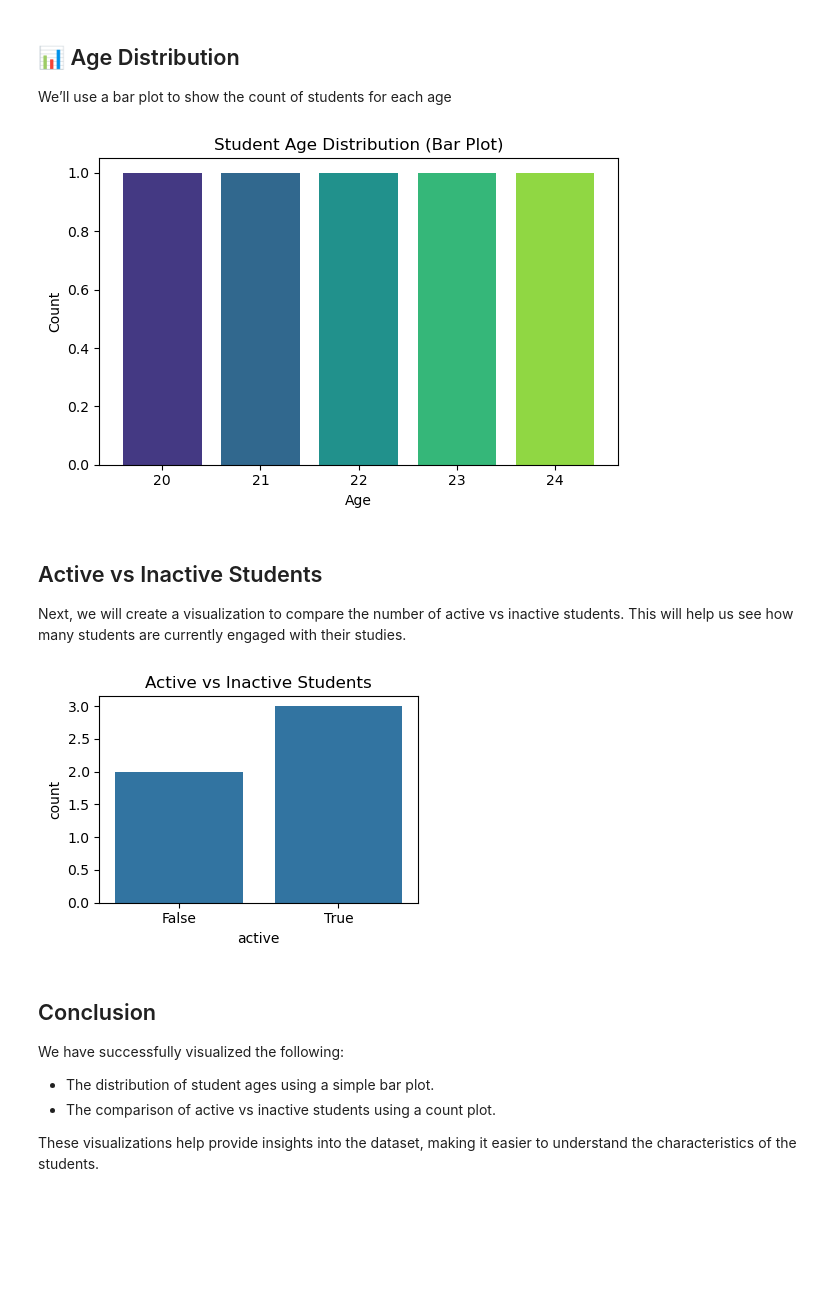
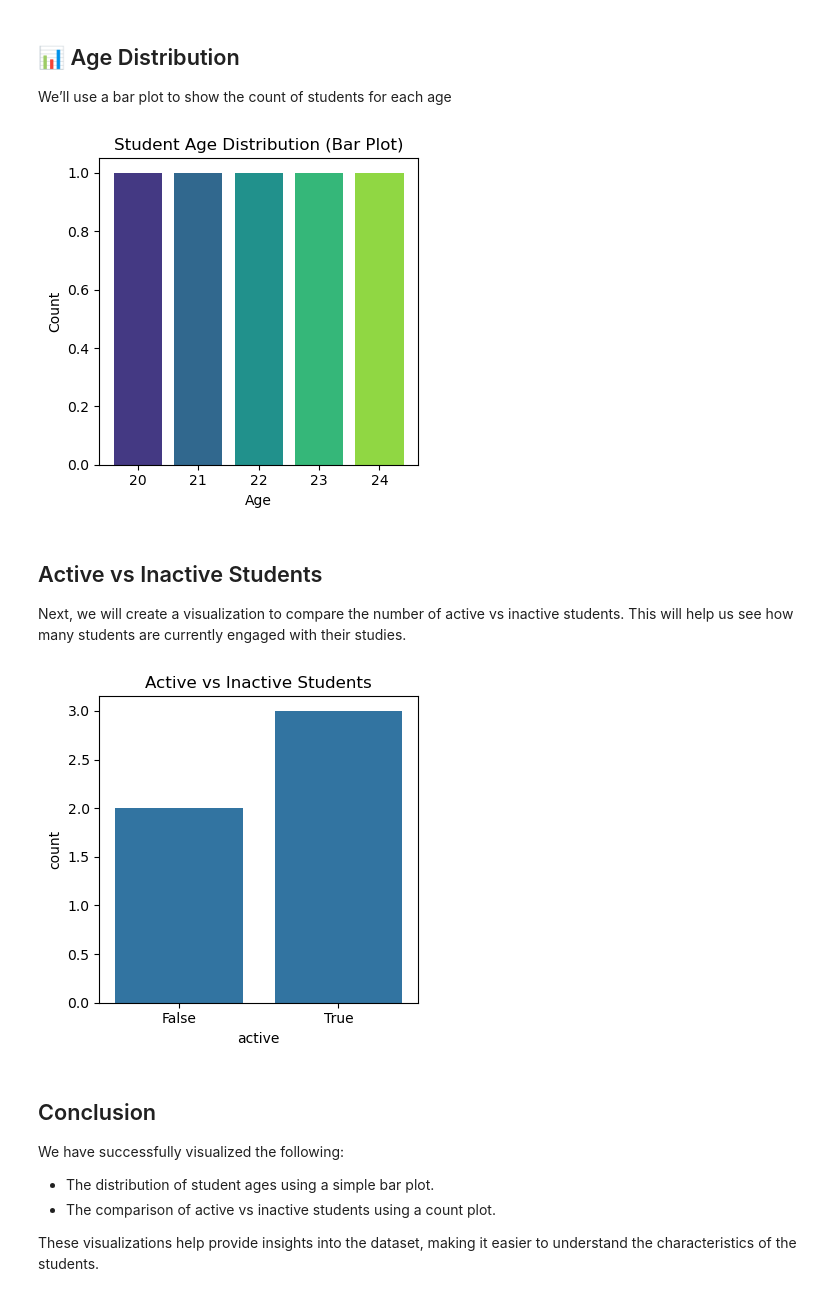
Before and after one commit to sanderMarcusChristensen/BI-Projects, a Jupyter notebook: Code/StudentAnalysis/Student_analysis.ipynb, the cells around one changed output. Saved outputs shown, nothing was run; the diff lists cells and outputs as text; code cells hidden in the pictures; blank space fills up the shorter version.

Commit message:
small change on diagram

```diff
--- a/Code/StudentAnalysis/Student_analysis.ipynb
+++ b/Code/StudentAnalysis/Student_analysis.ipynb
@@ -62,39 +62,39 @@ We’ll use a bar plot to show the count of students for each age
 # %%
 # Count the number of students in each unique age group
 age_counts = df['age'].value_counts().sort_index()
 
 # Create the bar plot
-plt.figure(figsize=(6,4))
+plt.figure(figsize=(4,4))
 
 # Use barplot, but explicitly pass the correct arguments without 'hue'
 plt.bar(age_counts.index, age_counts.values, color=sns.color_palette('viridis', len(age_counts.index)))
 
 plt.title('Student Age Distribution (Bar Plot)')
 plt.xlabel('Age')
 plt.ylabel('Count')
 plt.tight_layout()
 
 # Save the plot
 plt.savefig('../../Visuals/age_distribution_simple.png')
 
 # Show the plot
 plt.show()
 # %% [output]
-[figure, old version]
+[figure, new version]
 # %% [markdown]
 ## Active vs Inactive Students
 
 Next, we will create a visualization to compare the number of active vs inactive students. This will help us see how many students are currently engaged with their studies.
 # %%
 # 2. Active vs Inactive Students (Simple Countplot)
-plt.figure(figsize=(4,3))
+plt.figure(figsize=(4,4))
 sns.countplot(x='active', data=df)
 plt.title('Active vs Inactive Students')
 plt.tight_layout()
 plt.savefig('../../Visuals/active_status.png')
 plt.show()
 # %% [output]
-[figure, old version]
+[figure, new version]
 # %% [markdown]
 ## Conclusion
 
```
